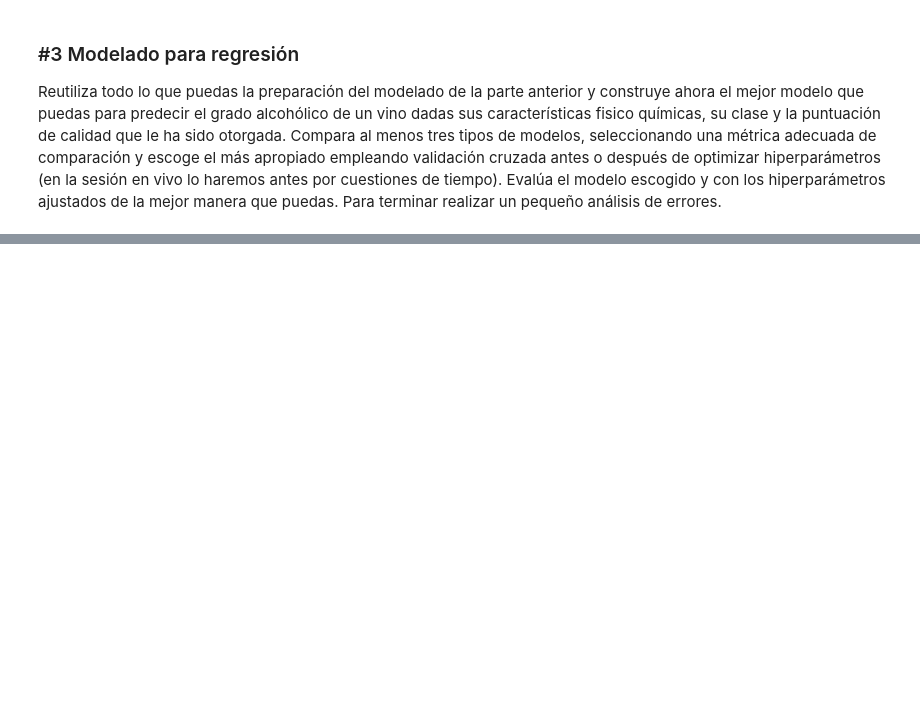
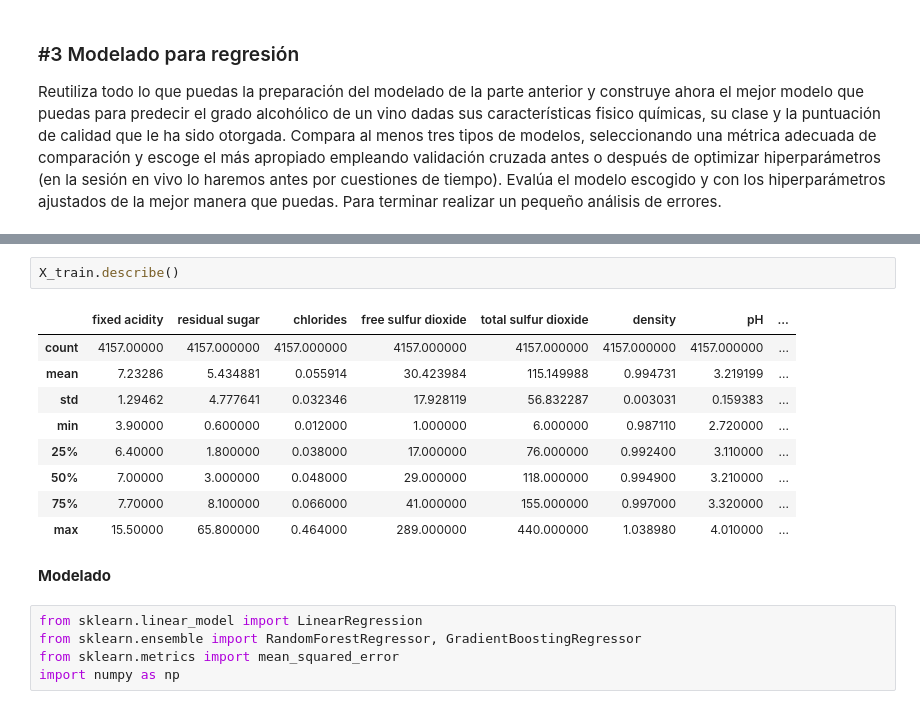
Before and after one commit to rebecaprg/DS-Online-Rebeca-Prior, a Jupyter notebook: 04_Machine_Learning/Sprint_12/Unidad_02_ML_Supervisado_Repaso/03_Practica_Obligatoria/18_Practica_Obligatoria_Repaso_Supervisado.ipynb, the cells around one changed output, grey strips where cells are left out. Saved outputs shown, nothing was run; the diff lists cells and outputs as text; blank space fills up the shorter version.

```diff
--- a/04_Machine_Learning/Sprint_12/Unidad_02_ML_Supervisado_Repaso/03_Practica_Obligatoria/18_Practica_Obligatoria_Repaso_Supervisado.ipynb
+++ b/04_Machine_Learning/Sprint_12/Unidad_02_ML_Supervisado_Repaso/03_Practica_Obligatoria/18_Practica_Obligatoria_Repaso_Supervisado.ipynb
@@ -167,0 +265,19 @@ Reutiliza todo lo que puedas la preparación del modelado de la parte anterior y
+# %%
+X_train.describe()
+# %% [output]
+|  | fixed acidity | residual sugar | chlorides | free sulfur dioxide | total sulfur dioxide | density | pH | ... |
+| count | 4157.00000 | 4157.000000 | 4157.000000 | 4157.000000 | 4157.000000 | 4157.000000 | 4157.000000 | ... |
+| mean | 7.23286 | 5.434881 | 0.055914 | 30.423984 | 115.149988 | 0.994731 | 3.219199 | ... |
+| std | 1.29462 | 4.777641 | 0.032346 | 17.928119 | 56.832287 | 0.003031 | 0.159383 | ... |
+| min | 3.90000 | 0.600000 | 0.012000 | 1.000000 | 6.000000 | 0.987110 | 2.720000 | ... |
+| 25% | 6.40000 | 1.800000 | 0.038000 | 17.000000 | 76.000000 | 0.992400 | 3.110000 | ... |
+| 50% | 7.00000 | 3.000000 | 0.048000 | 29.000000 | 118.000000 | 0.994900 | 3.210000 | ... |
+| 75% | 7.70000 | 8.100000 | 0.066000 | 41.000000 | 155.000000 | 0.997000 | 3.320000 | ... |
+| max | 15.50000 | 65.800000 | 0.464000 | 289.000000 | 440.000000 | 1.038980 | 4.010000 | ... |
+# %% [markdown]
+**Modelado**
+# %%
+from sklearn.linear_model import LinearRegression
+from sklearn.ensemble import RandomForestRegressor, GradientBoostingRegressor
+from sklearn.metrics import mean_squared_error
+import numpy as np
```
Also changed, not shown: parts of 19 cells of this notebook, 3 other files.
